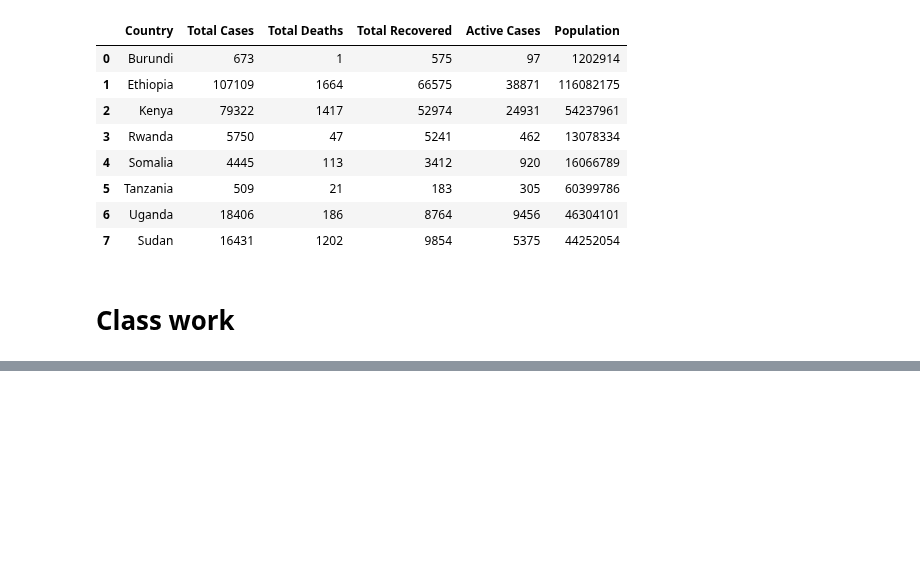
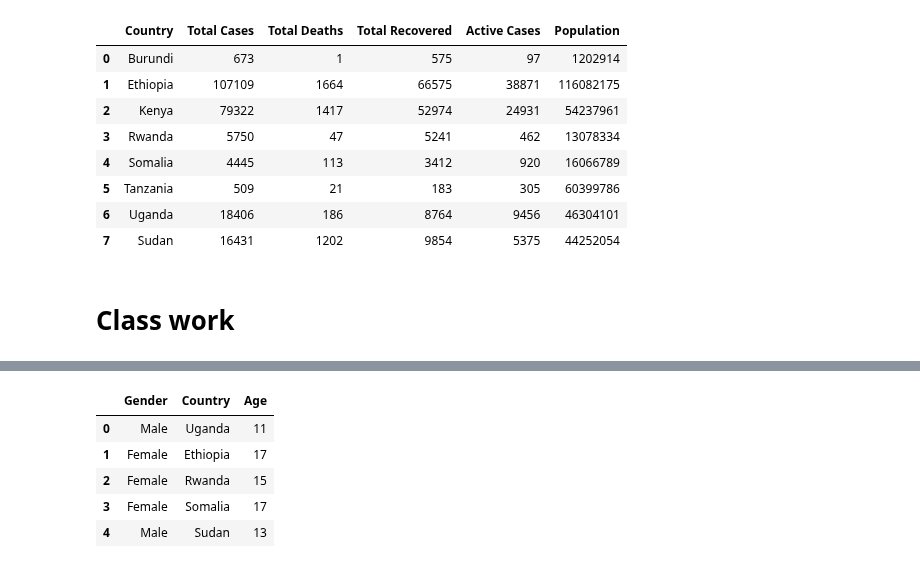
Before and after one commit to Muhammed1978/Amazon-Product-Review-Analysis, a Jupyter notebook: DataAnalysis_Pandas0.ipynb, the cells around one changed output, grey strips where cells are left out. Drawn from its saved outputs; the diff is of its cells as text; code cells hidden in the pictures; blank space fills up the shorter version.

```diff
--- a/DataAnalysis_Pandas0.ipynb
+++ b/DataAnalysis_Pandas0.ipynb
@@ -291,0 +273,7 @@ plt.gca().spines[['top', 'right']].set_visible(False)
+# %%
+import pandas as pd
+registrations_dict = {"Gender": ["Male", "Female", "Female", "Female", "Male", "Female", "Male", "Female", "Male", "Female"],
+                      "Country": ["Uganda", "Ethiopia", "Rwanda", "Somalia", "Sudan", "Kenya", "Uganda", "kenya", "Somalia", "Rwanda"],
+                      "Age":[11, 17, 15, 17, 13, 11, 9, 18, 13, 16]}
+registrations_df = pd.DataFrame(registrations_dict)
+registrations_df
@@ -291,0 +306,9 @@ plt.gca().spines[['top', 'right']].set_visible(False)
+# %%
+registrations_df.head()
+# %% [output]
+|  | Gender | Country | Age |
+| 0 | Male | Uganda | 11 |
+| 1 | Female | Ethiopia | 17 |
+| 2 | Female | Rwanda | 15 |
+| 3 | Female | Somalia | 17 |
+| 4 | Male | Sudan | 13 |
```
Also changed, not shown: parts of 6 cells of this notebook.
